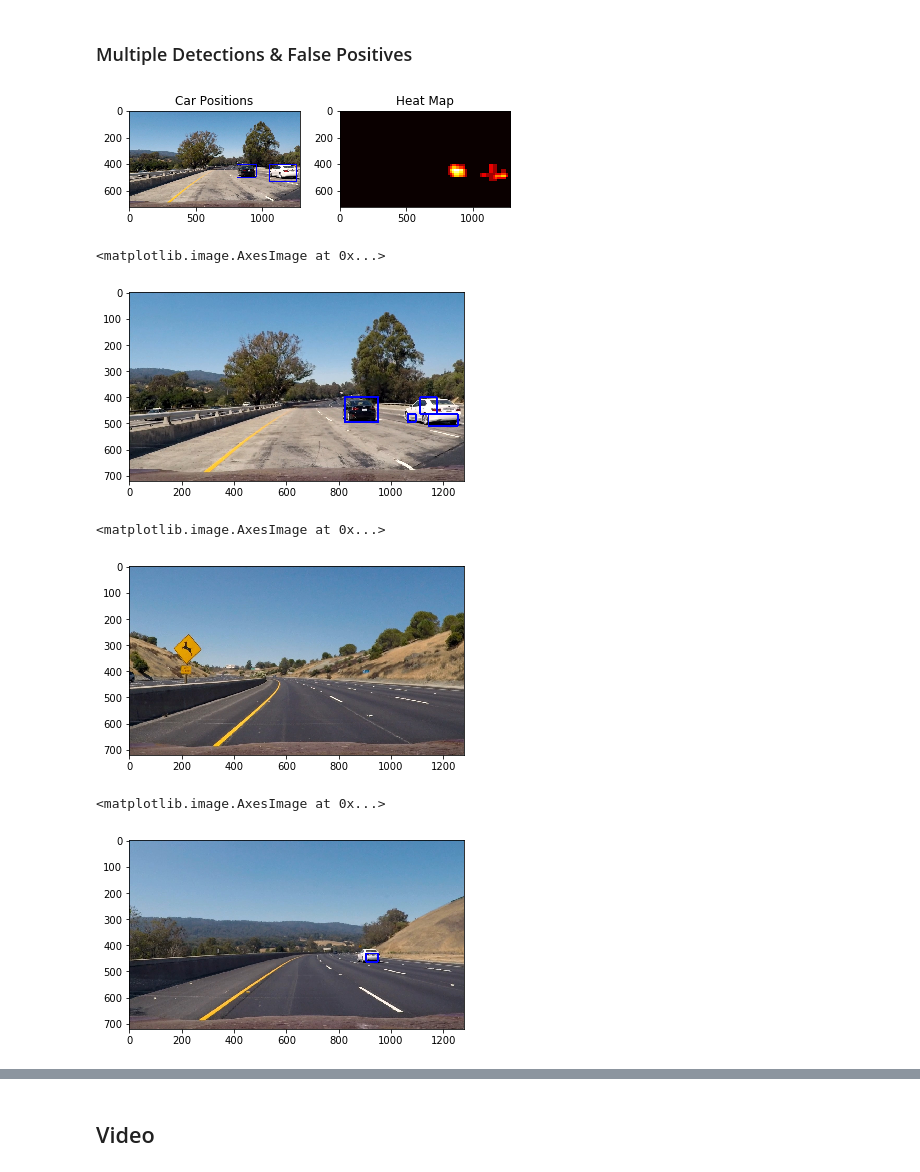
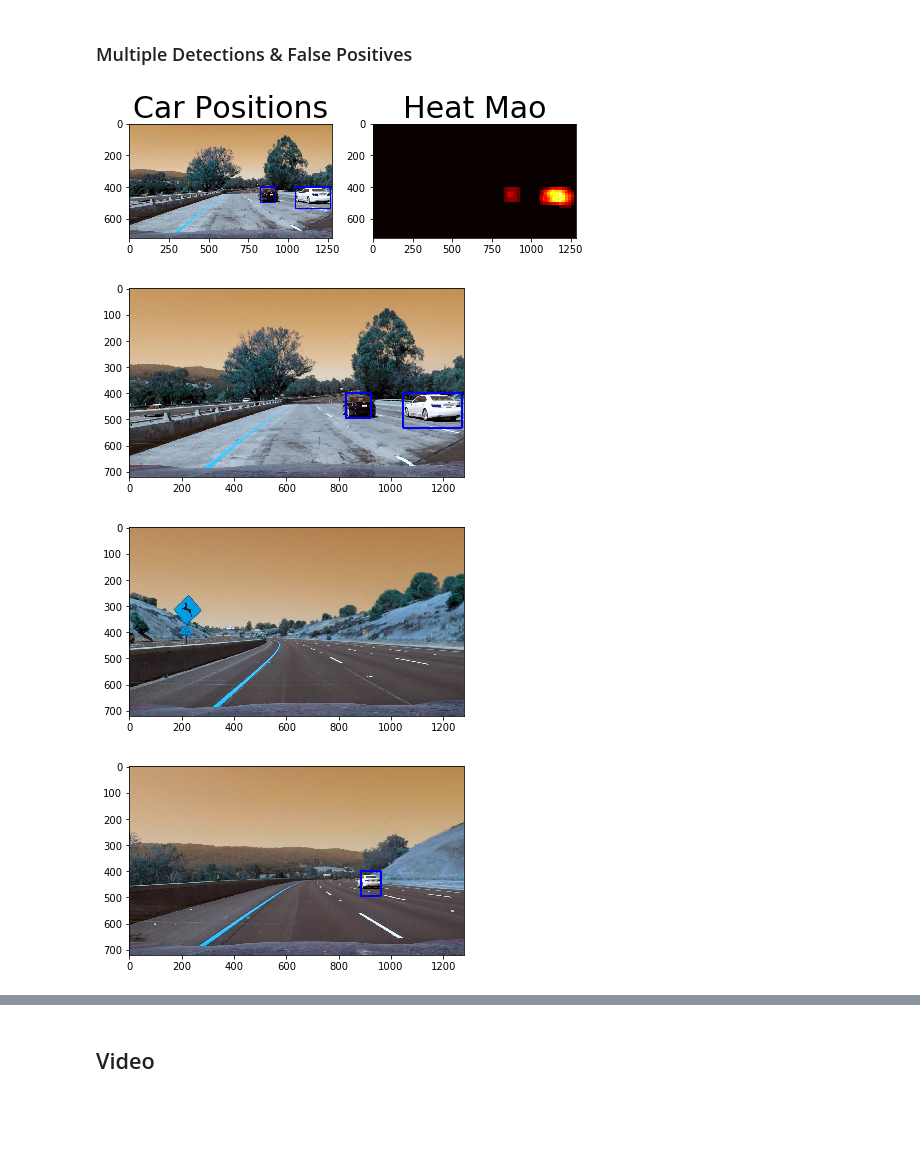
Before and after one commit to JackyGu1042/CarND-Vehicle-Detection, a Jupyter notebook: CarND_Vehicle_Dectection.ipynb, the cells around one changed output, grey strips where cells are left out. Saved outputs shown, nothing was run; the diff lists cells and outputs as text; code cells hidden in the pictures; blank space fills up the shorter version.

```diff
--- a/CarND_Vehicle_Dectection.ipynb
+++ b/CarND_Vehicle_Dectection.ipynb
@@ -297,21 +376,22 @@ print("Cars:", len(cars)," notcars:", len(notcars))
 
 # Reduce the sample size because
 # The quiz evaluator times out after 13s of CPU time
-sample_size = 1600
+sample_size = 7600
 cars = cars[0:sample_size]
 notcars = notcars[0:sample_size]
 
 ### TODO: Tweak these parameters and see how the results change.
-color_space = 'RGB' # Can be RGB, HSV, LUV, HLS, YUV, YCrCb
+color_space = 'YCrCb' # Can be RGB, HSV, LUV, HLS, YUV, YCrCb
 orient = 12  # HOG orientations
-pix_per_cell = 6 # HOG pixels per cell
+pix_per_cell = 8 # HOG pixels per cell
 cell_per_block = 2 # HOG cells per block
 hog_channel = 0 # Can be 0, 1, 2, or "ALL"
-spatial_size = (48, 48) # Spatial binning dimensions
-hist_bins = 32    # Number of histogram bins
+spatial_size = (32, 32) # Spatial binning dimensions
+hist_bins = 256    # Number of histogram bins
 spatial_feat = True # Spatial features on or off
 hist_feat = True # Histogram features on or off
 hog_feat = True # HOG features on or off
+
 #y_start_stop = [400, 720] # Min and max in y to search in slide_window()
 
 car_features = extract_features(cars, color_space=color_space,
@@ -339,16 +419,18 @@ y = np.hstack((np.ones(len(car_features)), np.zeros(len(notcar_features))))
 # Split up data into randomized training and test sets
 rand_state = np.random.randint(0, 100)
 X_train, X_test, y_train, y_test = train_test_split(
-    scaled_X, y, test_size=0.2, random_state=rand_state)
+    scaled_X, y, test_size=0.1, random_state=rand_state)
 
 print('Using:',orient,'orientations',pix_per_cell,
     'pixels per cell and', cell_per_block,'cells per block')
 print('Feature vector length:', len(X_train[0]))
+
 # Use a linear SVC
-svc = LinearSVC()
+svc = LinearSVC(loss='hinge')
 # Check the training time for the SVC
 t=time.time()
 svc.fit(X_train, y_train)
+
 t2 = time.time()
 print(round(t2-t, 2), 'Seconds to train SVC...')
 # Check the score of the SVC
@@ -442,7 +510,7 @@ plt.imshow(window_img)
 box_list = hot_windows
 
 # Read in image similar to one shown above
-image = mpimg.imread('test_images/test1.jpg')
+image = cv2.imread('test_images/test1.jpg')
 heat = np.zeros_like(image[:,:,0]).astype(np.float)
 
 def add_heat(heatmap, bbox_list):
@@ -470,35 +538,44 @@ def draw_labeled_bboxes(img, labels):
         nonzeroy = np.array(nonzero[0])
         nonzerox = np.array(nonzero[1])
         # Define a bounding box based on min/max x and y
         bbox = ((np.min(nonzerox), np.min(nonzeroy)), (np.max(nonzerox), np.max(nonzeroy)))
         # Draw the box on the image
         cv2.rectangle(img, bbox[0], bbox[1], (0,0,255), 6)
     # Return the image
     return img
 
 # Add heat to each box in box list
 heat = add_heat(heat,box_list)
 
 # Apply threshold to help remove false positives
 heat = apply_threshold(heat,1)
 
 # Visualize the heatmap when displaying
 heatmap = np.clip(heat, 0, 255)
 
 # Find final boxes from heatmap using label function
 labels = label(heatmap)
 draw_img = draw_labeled_bboxes(np.copy(image), labels)
-
+'''
 fig = plt.figure()
 plt.subplot(121)
 plt.imshow(draw_img)
 plt.title('Car Positions')
 plt.subplot(122)
 plt.imshow(heatmap, cmap='hot')
 plt.title('Heat Map')
 fig.tight_layout()
+'''
+
+f, (ax1, ax2) = plt.subplots(1, 2, figsize=(8,8))
+ax1.imshow(draw_img)
+ax1.set_title('Car Positions', fontsize=30)
+ax2.imshow(heatmap, cmap='hot')
+ax2.set_title('Heat Mao', fontsize=30)
+
+f.savefig('./output_images/heat_map.png')
 # %% [output]
-[figure, old version]
+[figure, new version]
 # %%
 def Vehicle_Detection(img):
 
@@ -567,24 +624,27 @@ def Vehicle_Detection(img):
 
     return draw_img
 # %%
-image_path_input = mpimg.imread('test_images/test1.jpg')
+image_path_input = cv2.imread('test_images/test1.jpg')
 output_image = Vehicle_Detection(image_path_input)
 plt.imshow(output_image)
+
+plt.savefig('./output_images/teat1_output.png')
 # %% [output]
-<matplotlib.image.AxesImage at 0x...>
-[figure, old version]
+[figure, new version]
 # %%
-image_path_input = mpimg.imread('test_images/test2.jpg')
+image_path_input = cv2.imread('test_images/test2.jpg')
 output_image = Vehicle_Detection(image_path_input)
 plt.imshow(output_image)
+
+plt.savefig('./output_images/teat2_output.png')
 # %% [output]
-<matplotlib.image.AxesImage at 0x...>
-[figure, old version]
+[figure, new version]
 # %%
-image_path_input = mpimg.imread('test_images/test3.jpg')
+image_path_input = cv2.imread('test_images/test3.jpg')
 output_image = Vehicle_Detection(image_path_input)
 plt.imshow(output_image)
+
+plt.savefig('./output_images/teat3_output.png')
 # %% [output]
-<matplotlib.image.AxesImage at 0x...>
-[figure, old version]
+[figure, new version]
 # %%
```
Also changed, not shown: parts of 20 cells of this notebook, 12 other files.
